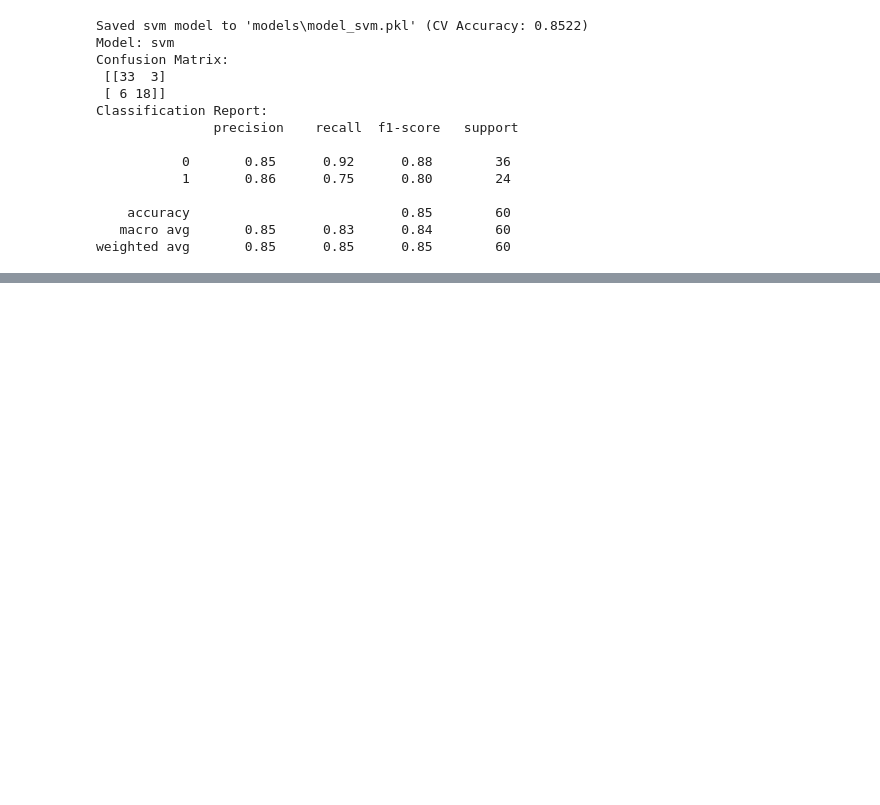
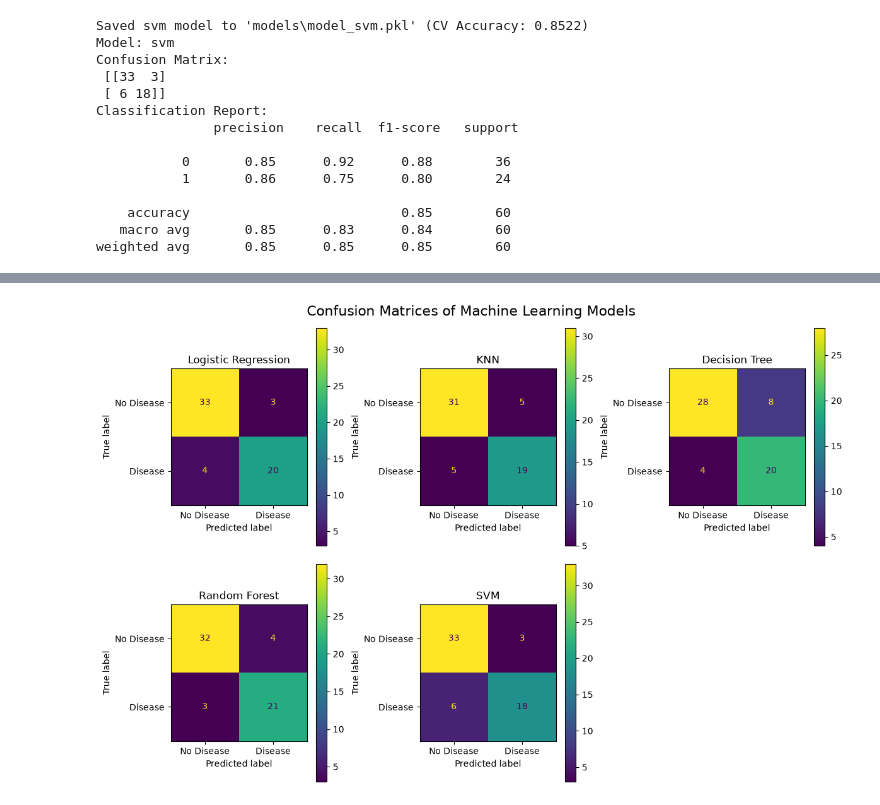
Before and after one commit to 6629SUJAN/heart-disease-detection, a Jupyter notebook: notebooks/heart.ipynb, the cells around one changed output, grey strips where cells are left out. Cells and saved outputs as stored; diff of their text form; code cells hidden in the pictures; blank space fills up the shorter version.

```diff
--- a/notebooks/heart.ipynb
+++ b/notebooks/heart.ipynb
@@ -267,0 +412,42 @@ weighted avg       0.85      0.85      0.85        60
+# %%
+fig, axes = plt.subplots(2, 3, figsize=(12, 8))
+
+axes = axes.ravel()
+
+for i, (name, model) in enumerate(models.items()):
+
+    y_pred = model.predict(X_test_preprocessed)
+
+    cm = confusion_matrix(y_test, y_pred)
+
+    disp = ConfusionMatrixDisplay(
+        confusion_matrix=cm,
+        display_labels=["No Disease", "Disease"]
+    )
+
+    disp.plot(
+        ax=axes[i],
+        values_format="d"
+    )
+
+    axes[i].set_title(name)
+
+# Hide unused 6th subplot
+axes[-1].axis("off")
+
+plt.suptitle(
+    "Confusion Matrices of Machine Learning Models",
+    fontsize=16
+)
+
+plt.tight_layout()
+
+plt.savefig(
+    "confusion_matrices.png",
+    dpi=300,
+    bbox_inches="tight"
+ )
+
+plt.show()
+# %% [output]
+[figure, added]
```
Also changed, not shown: parts of 13 cells of this notebook, 17 other files.
